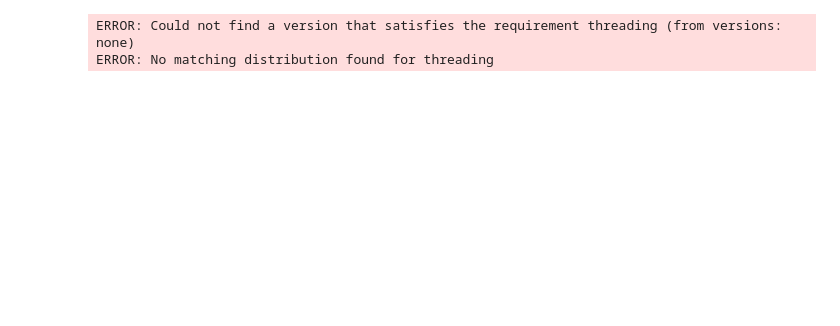
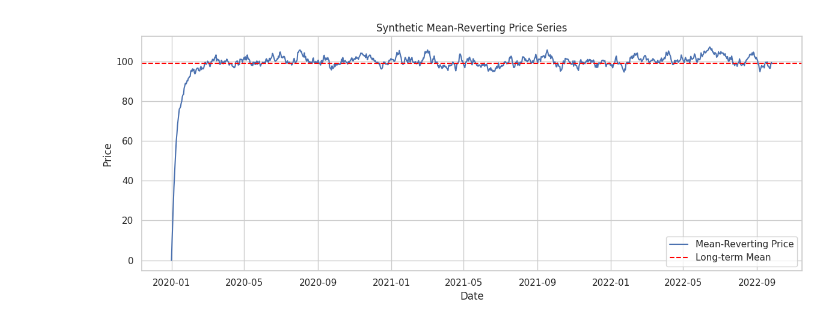
Before and after one commit to spinortechnologies/spinortechnologies, a Jupyter notebook: Strategies/MeanReversion/AntiAlphaDecay.ipynb, the cells around one changed output. Drawn from its saved outputs; the diff is of its cells as text; code cells hidden in the pictures; blank space fills up the shorter version.

```diff
--- a/Strategies/MeanReversion/AntiAlphaDecay.ipynb
+++ b/Strategies/MeanReversion/AntiAlphaDecay.ipynb
@@ -79,17 +669,12 @@ We assess the following criteria:
 # %%
-# %%
-# Required Libraries
-%pip install yfinance pandas numpy matplotlib seaborn scipy ipywidgets threading
-
-import numpy as np
-import pandas as pd
-import yfinance as yf
-import matplotlib.pyplot as plt
-from matplotlib.gridspec import GridSpec
-import seaborn as sns
-from scipy import stats
-import ipywidgets as widgets
-from IPython.display import display, clear_output
-import threading
-from datetime import datetime, timedelta
+# Visualize the synthetic mean-reverting price series
+plt.figure(figsize=(12, 5))
+plt.plot(df.index, df['Price'], label='Mean-Reverting Price')
+plt.axhline(df['Price'].mean(), color='red', linestyle='--', label='Long-term Mean')
+plt.title('Synthetic Mean-Reverting Price Series')
+plt.xlabel('Date')
+plt.ylabel('Price')
+plt.legend()
+plt.tight_layout()
+plt.show()
 # %% [output]
@@ -103,3 +681,2 @@ Requirement already satisfied: ipywidgets in c:\users\jango\anaconda3\lib\site-p
-ERROR: Could not find a version that satisfies the requirement threading (from versions: none)
-ERROR: No matching distribution found for threading
+[figure, added]
 # %%
```
Also changed, not shown: parts of 25 cells of this notebook, 2 other files.
